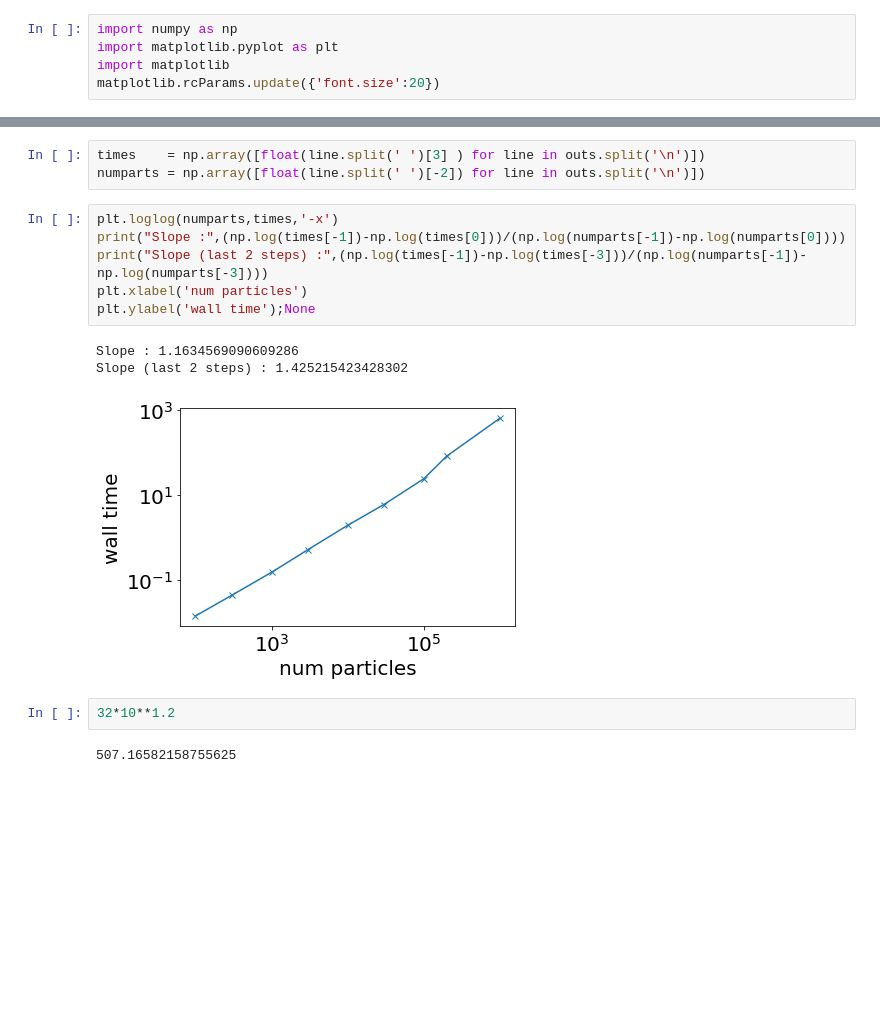
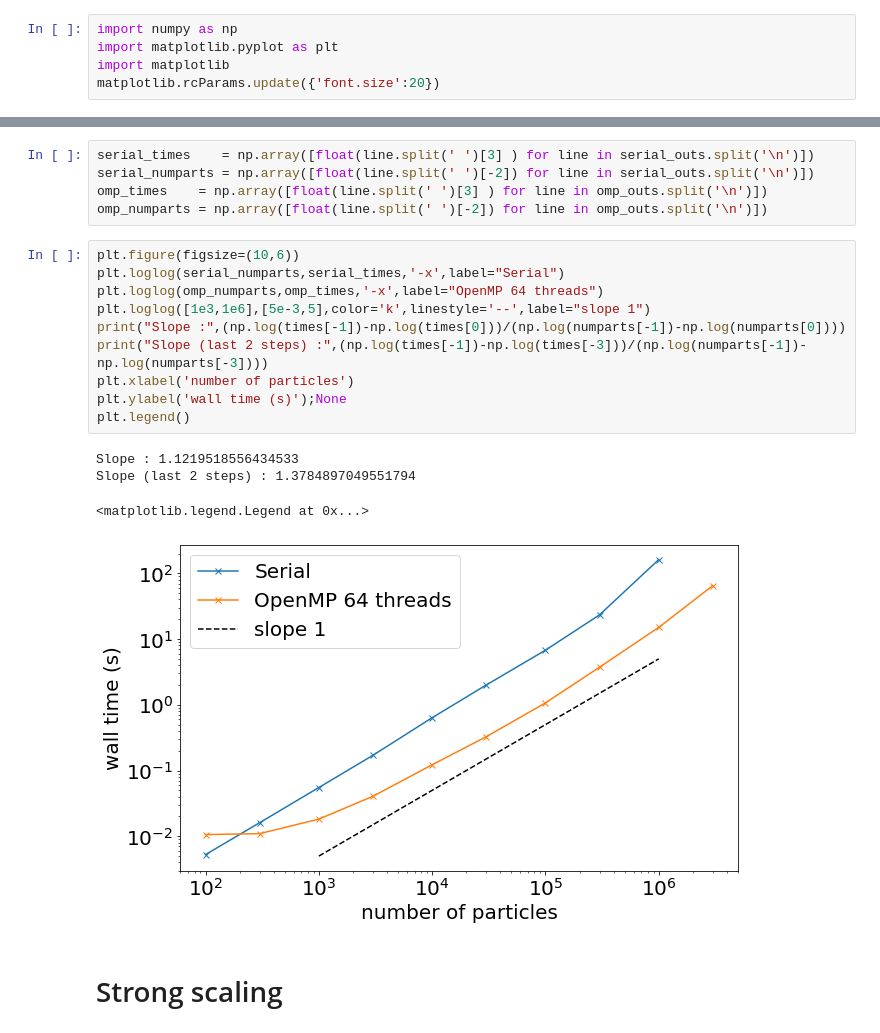
Before and after one commit to qnicolas/CS267-hw2.1, a Jupyter notebook: performances.ipynb, the cells around one changed output, grey strips where cells are left out. Drawn from its saved outputs; the diff is of its cells as text; blank space fills up the shorter version.

Commit message:
new plots

```diff
--- a/performances.ipynb
+++ b/performances.ipynb
@@ -18,17 +32,22 @@ Simulation Time = 648.594 seconds for 1000000 particles."""
 # %%
-times    = np.array([float(line.split(' ')[3] ) for line in outs.split('\n')])
-numparts = np.array([float(line.split(' ')[-2]) for line in outs.split('\n')])
+serial_times    = np.array([float(line.split(' ')[3] ) for line in serial_outs.split('\n')])
+serial_numparts = np.array([float(line.split(' ')[-2]) for line in serial_outs.split('\n')])
+omp_times    = np.array([float(line.split(' ')[3] ) for line in omp_outs.split('\n')])
+omp_numparts = np.array([float(line.split(' ')[-2]) for line in omp_outs.split('\n')])
 # %%
-plt.loglog(numparts,times,'-x')
+plt.figure(figsize=(10,6))
+plt.loglog(serial_numparts,serial_times,'-x',label="Serial")
+plt.loglog(omp_numparts,omp_times,'-x',label="OpenMP 64 threads")
+plt.loglog([1e3,1e6],[5e-3,5],color='k',linestyle='--',label="slope 1")
 print("Slope :",(np.log(times[-1])-np.log(times[0]))/(np.log(numparts[-1])-np.log(numparts[0])))
 print("Slope (last 2 steps) :",(np.log(times[-1])-np.log(times[-3]))/(np.log(numparts[-1])-np.log(numparts[-3])))
-plt.xlabel('num particles')
-plt.ylabel('wall time');None
+plt.xlabel('number of particles')
+plt.ylabel('wall time (s)');None
+plt.legend()
 # %% [output]
-Slope : 1.1634569090609286
-Slope (last 2 steps) : 1.425215423428302
+Slope : 1.1219518556434533
+Slope (last 2 steps) : 1.3784897049551794
+<matplotlib.legend.Legend at 0x...>
-[figure, old version]
+[figure, new version]
-# %%
-32*10**1.2
-# %% [output]
-507.16582158755625
+# %% [markdown]
+# Strong scaling
```
Also changed, not shown: parts of 5 cells of this notebook.
